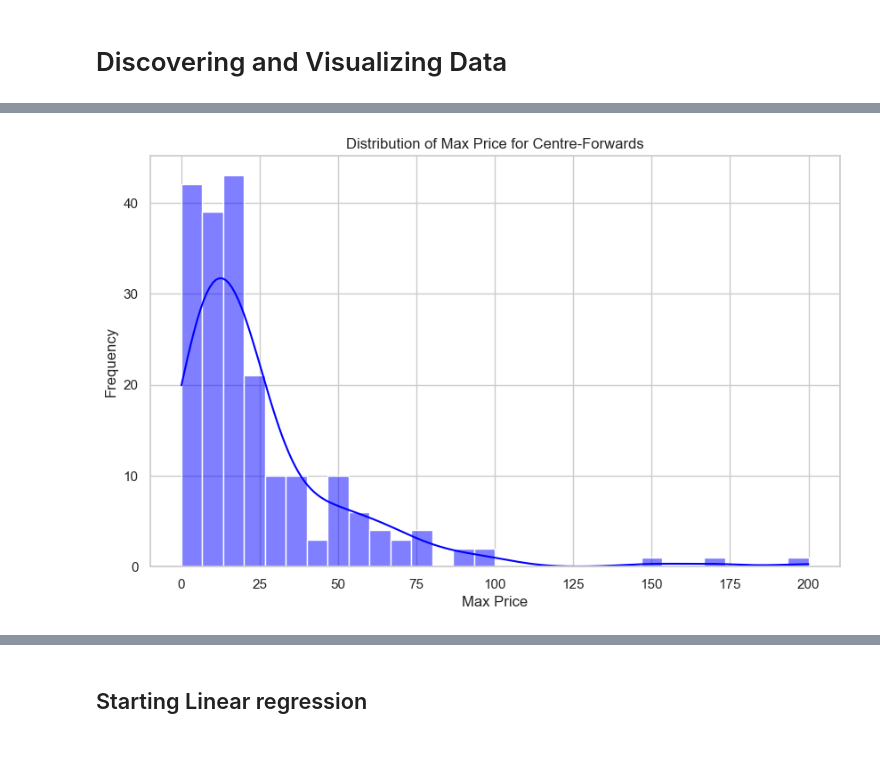
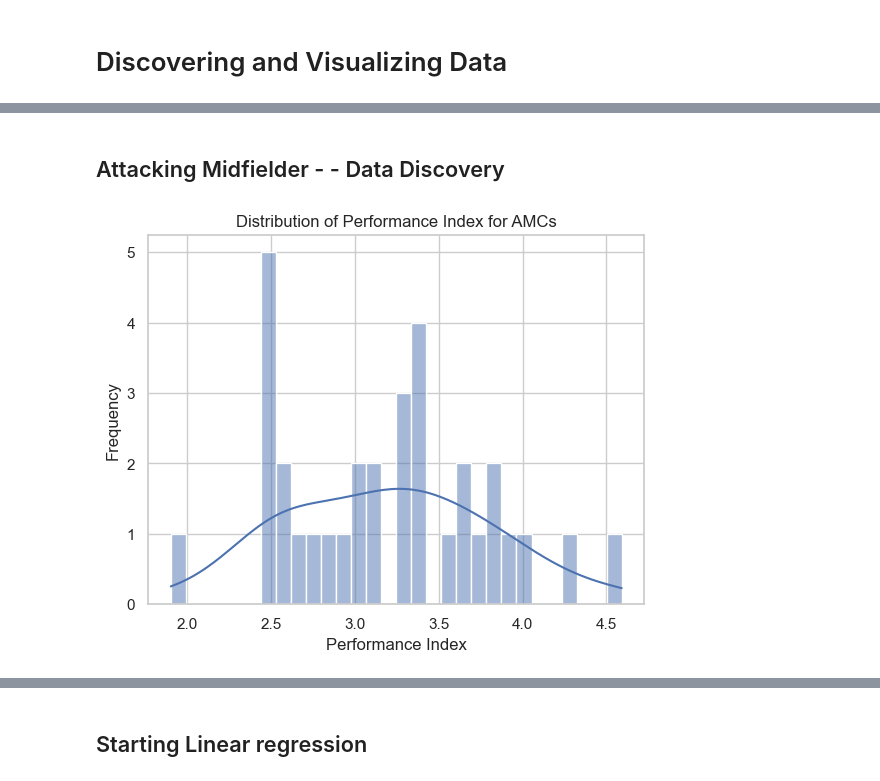
Before and after one commit to enesyesil/Moneyball-Scout-ML, a Jupyter notebook: Moneyball Scout Dataset.ipynb, the cells around one changed output, grey strips where cells are left out. Saved outputs shown, nothing was run; the diff lists cells and outputs as text; code cells hidden in the pictures; blank space fills up the shorter version.

```diff
--- a/Moneyball Scout Dataset.ipynb
+++ b/Moneyball Scout Dataset.ipynb
@@ -256,10 +256,10 @@ df_amc = df_final[df_final['position'] == 'Attacking Midfield']
 # %%
 # Selected important columns for "Attacking Midfielders"
 amc_columns = [
-    'name', 'non-penalty-goals', 'non-penalty-xg', 'assists',
+    'name','age', 'non-penalty-goals', 'non-penalty-xg', 'assists',
     'xag', 'shot-creating-actions', 'passes-attempted',
     'pass-completion-%', 'progressive-passes', 'successful-take-ons',
-    'tackles', 'interceptions', 'league','position','max_price'
+    'tackles', 'interceptions', 'league','position','price','progressive-carries'
 ]
 
 # Filtering for "Attacking Midfielder" players and selecting the 13 important columns
@@ -435,10 +345,38 @@ plt.show()
+# %% [markdown]
+## Attacking Midfielder - - Data Discovery
+# %%
+from sklearn.preprocessing import StandardScaler
+import numpy as np
+
+
+league_scores = {
+    'Premier League': 5,
+    'La Liga': 4.5,
+    'Bundesliga': 3.5,
+    'Serie A': 3.5,
+    'Ligue 1': 3.0,
+    'Other': 3
+}
+df_amc['league_score'] = df_amc['league'].map(league_scores)
+
+
+
+# Define metrics to include in the Performance Index, excluding 'league_score' for now
+metrics = ['non-penalty-goals', 'non-penalty-xg', 'assists', 'xag', 'shot-creating-actions',
+           'passes-attempted', 'pass-completion-%', 'progressive-passes',
+           'successful-take-ons', 'tackles', 'interceptions', 'progressive-carries']
+
+# Standardize metrics
+scaler = StandardScaler()
+df_amc_scaled = scaler.fit_transform(df_amc[metrics])
+
+# Calculate Performance Index as mean of standardized metrics, then add league_score
+df_amc['Performance_Index'] = df_amc_scaled.mean(axis=1) + df_amc['league_score']
 # %%
-
-plt.figure(figsize=(10, 6))
-sns.histplot(df_cf['max_price'], bins=30, kde=True, color='blue')
-plt.title('Distribution of Max Price for Centre-Forwards')
-plt.xlabel('Max Price')
+sns.histplot(df_amc['Performance_Index'], bins=30, kde=True)
+plt.title('Distribution of Performance Index for AMCs')
+plt.xlabel('Performance Index')
 plt.ylabel('Frequency')
 plt.show()
 # %% [output]
-[figure, old version]
+[figure, new version]
```
Also changed, not shown: parts of 10 cells of this notebook.
